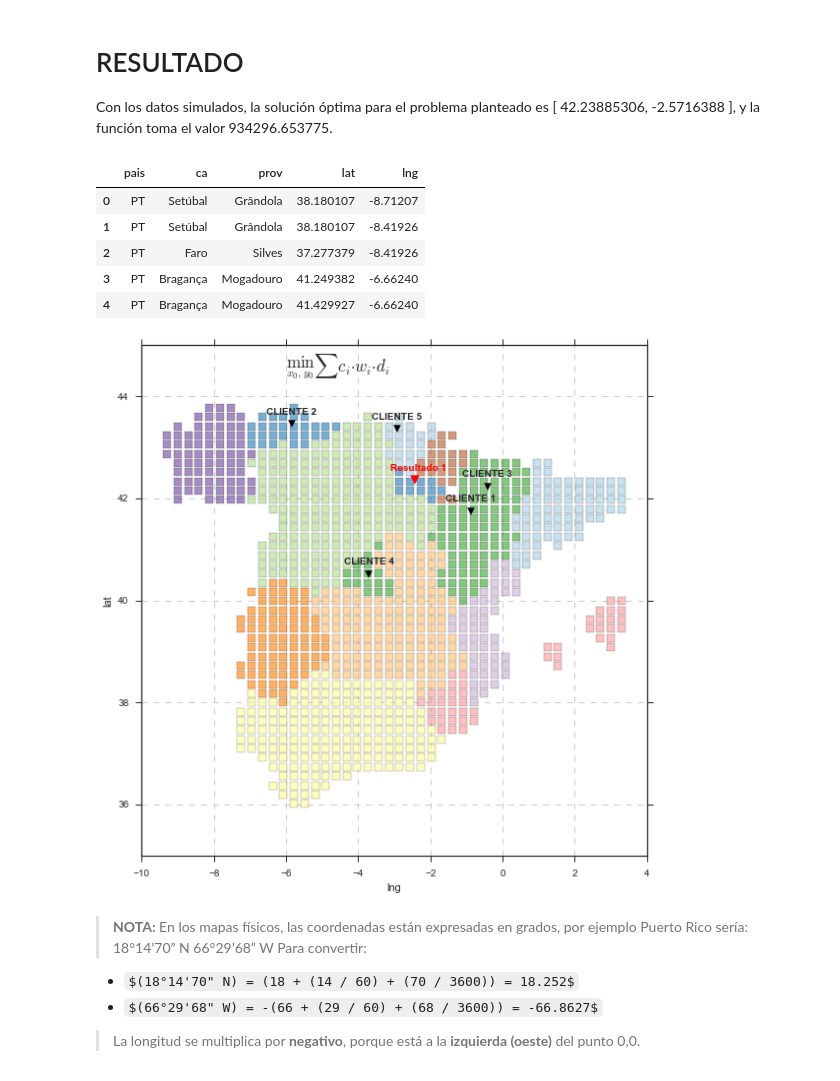
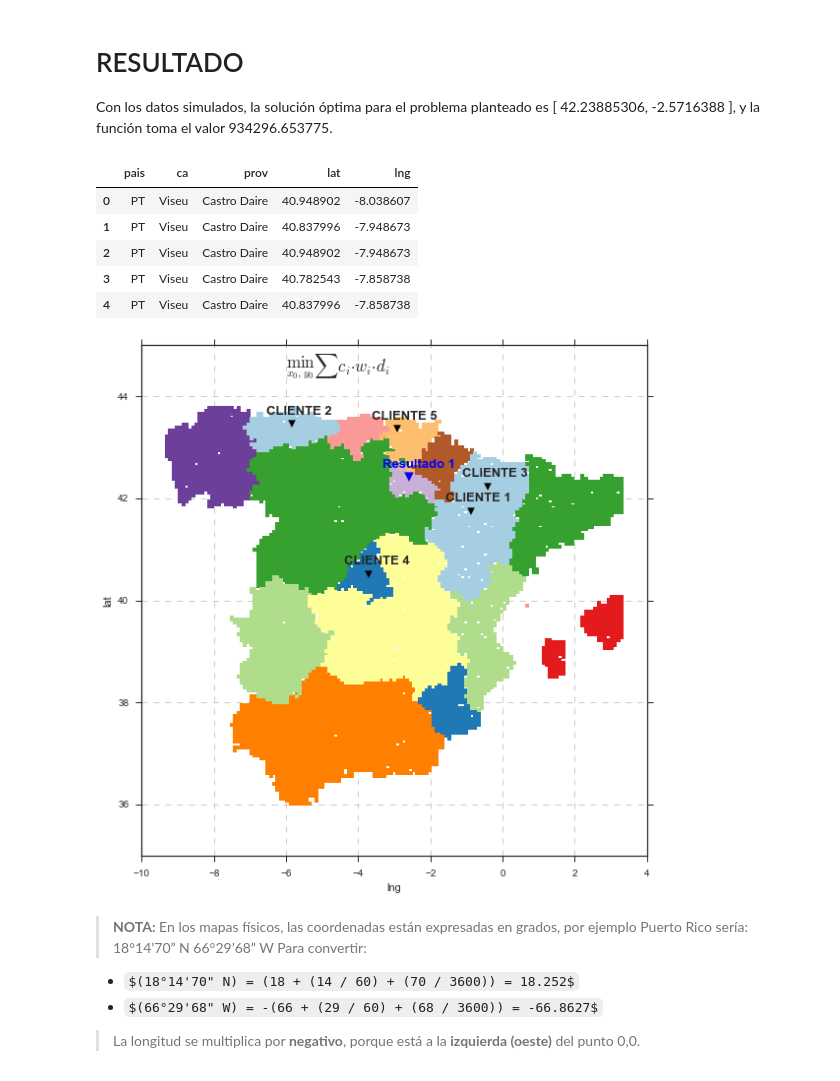
Before and after one commit to fagan2888/SIAD, a Jupyter notebook: Trabajo Grupo/mapa.ipynb, the cells around one changed output. Saved outputs shown, nothing was run; the diff lists cells and outputs as text; code cells hidden in the pictures; some formulas as TeX source.

```diff
--- a/Trabajo Grupo/mapa.ipynb
+++ b/Trabajo Grupo/mapa.ipynb
@@ -158,20 +158,21 @@ array([ -2.41754415,  42.25590116])
 
 Con los datos simulados, la solución óptima para el problema planteado es [ 42.23885306,  -2.5716388 ], y la función toma el valor 934296.653775.
 # %%
+fname = 'xys.csv'
 file_name = 'xys_backup.csv'
 file_name_new = 'pais_ca_prov_rejilla.csv'
 # %%
-muestra_xys = pd.read_csv(file_name_new)
-muestra_xys.drop_duplicates(inplace=True)
+muestra_xys = pd.read_csv(fname)
+#muestra_xys.drop_duplicates(inplace=True)
 # %%
 muestra_xys.head()
 # %% [output]
 |  | pais | ca | prov | lat | lng |
-| 0 | PT | Setúbal | Grândola | 38.180107 | -8.71207 |
-| 1 | PT | Setúbal | Grândola | 38.180107 | -8.41926 |
-| 2 | PT | Faro | Silves | 37.277379 | -8.41926 |
-| 3 | PT | Bragança | Mogadouro | 41.249382 | -6.66240 |
-| 4 | PT | Bragança | Mogadouro | 41.429927 | -6.66240 |
+| 0 | PT | Viseu | Castro Daire | 40.948902 | -8.038607 |
+| 1 | PT | Viseu | Castro Daire | 40.837996 | -7.948673 |
+| 2 | PT | Viseu | Castro Daire | 40.948902 | -7.948673 |
+| 3 | PT | Viseu | Castro Daire | 40.782543 | -7.858738 |
+| 4 | PT | Viseu | Castro Daire | 40.837996 | -7.858738 |
 # %%
 plt.figure(figsize=(8,8))
 ax = plt.subplot(1,1,1)
@@ -182,41 +183,43 @@ n_color = list(map(int,'9  7 15 14 12 16 10  1  6  8 11 13  0  2  3  4  5'.split
 
 # TERRITORIO
 for i, region in enumerate(muestra_xys[muestra_xys.pais == 'ES'].ca.unique()):
     i = n_color[i]
     muestra_xys[muestra_xys.ca == region].plot(kind='scatter',
                                                x='lng',
                                                y='lat',
-                                               alpha=0.6,
+                                               alpha=1,
                                                ax=ax,
                                                color=color[i],
                                                marker='s',
-                                               linewidths=.3,
-                                               s=80)
+                                               linewidths=.0,
+                                              # s=80,
+                                              )
 # CLIENTES
 for i, (y, x) in enumerate(zip(data_clientes.lat.values, data_clientes.lng.values)):
 
     plt.scatter(x, y*1.0025, color='black', marker='v', s=50)
     plt.text(x - 0.7,
              y + 0.3,
-             'CLIENTE %s' % (i+1), weight='bold')
+             'CLIENTE %s' % (i+1), weight='bold', fontsize=13)
 
 # RESULTADO
-plt.scatter(res[0], res[1]*1.0025, color='red', marker='v', s=80)
-plt.text(res[0] - 0.7,
+plt.scatter(res[0], res[1]*1.0025, color='blue', marker='v', s=80)
+plt.text(res[0] - 0.75,
          res[1] + 0.3,
          'Resultado 1',
          weight='bold',
-         color='red')
+         color='blue',
+         fontsize=13)
 
 
 plt.text(-6, 44.5, '$\min_{x_0,y_0}{\sum{c_i·w_i·d_i}}$', weight='bold', fontsize=17)
 
 plt.xlim(-10,4)
 ax.grid(True, linestyle='--')
 
 plt.tight_layout()
 # %% [output]
-[figure, old version]
+[figure, new version]
 # %% [markdown]
 
 > __NOTA:__
```
Also changed, not shown: parts of 36 cells of this notebook.
